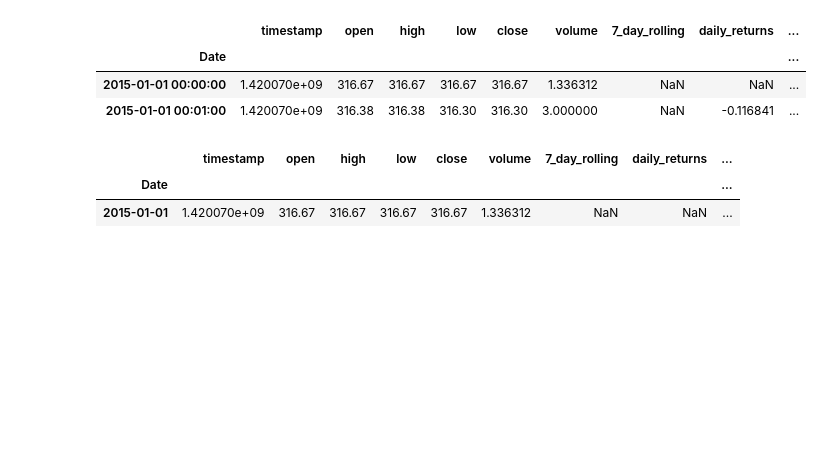
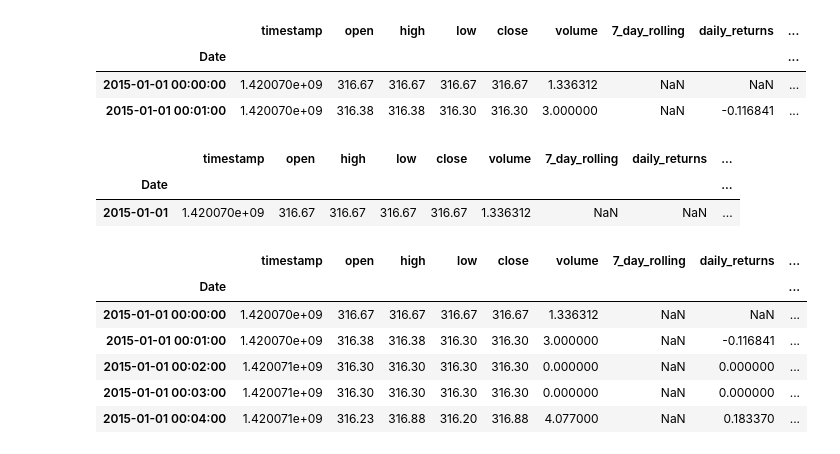
Before and after one commit to agakshita5/time-series-prac, a Jupyter notebook: ts-prac.ipynb, the cells around one changed output. Saved outputs shown, nothing was run; the diff lists cells and outputs as text; code cells hidden in the pictures; blank space fills up the shorter version.

```diff
--- a/ts-prac.ipynb
+++ b/ts-prac.ipynb
@@ -201,3 +201,15 @@ df.head(1)
 |  | timestamp | open | high | low | close | volume | 7_day_rolling | daily_returns | ... |
 | Date |  |  |  |  |  |  |  |  | ... |
 | 2015-01-01 | 1.420070e+09 | 316.67 | 316.67 | 316.67 | 316.67 | 1.336312 | NaN | NaN | ... |
+# %%
+# lagged values
+df['closed_lag1']= df['close'].shift(1)
+df.head()
+# %% [output]
+|  | timestamp | open | high | low | close | volume | 7_day_rolling | daily_returns | ... |
+| Date |  |  |  |  |  |  |  |  | ... |
+| 2015-01-01 00:00:00 | 1.420070e+09 | 316.67 | 316.67 | 316.67 | 316.67 | 1.336312 | NaN | NaN | ... |
+| 2015-01-01 00:01:00 | 1.420070e+09 | 316.38 | 316.38 | 316.30 | 316.30 | 3.000000 | NaN | -0.116841 | ... |
+| 2015-01-01 00:02:00 | 1.420071e+09 | 316.30 | 316.30 | 316.30 | 316.30 | 0.000000 | NaN | 0.000000 | ... |
+| 2015-01-01 00:03:00 | 1.420071e+09 | 316.30 | 316.30 | 316.30 | 316.30 | 0.000000 | NaN | 0.000000 | ... |
+| 2015-01-01 00:04:00 | 1.420071e+09 | 316.23 | 316.88 | 316.20 | 316.88 | 4.077000 | NaN | 0.183370 | ... |
```
